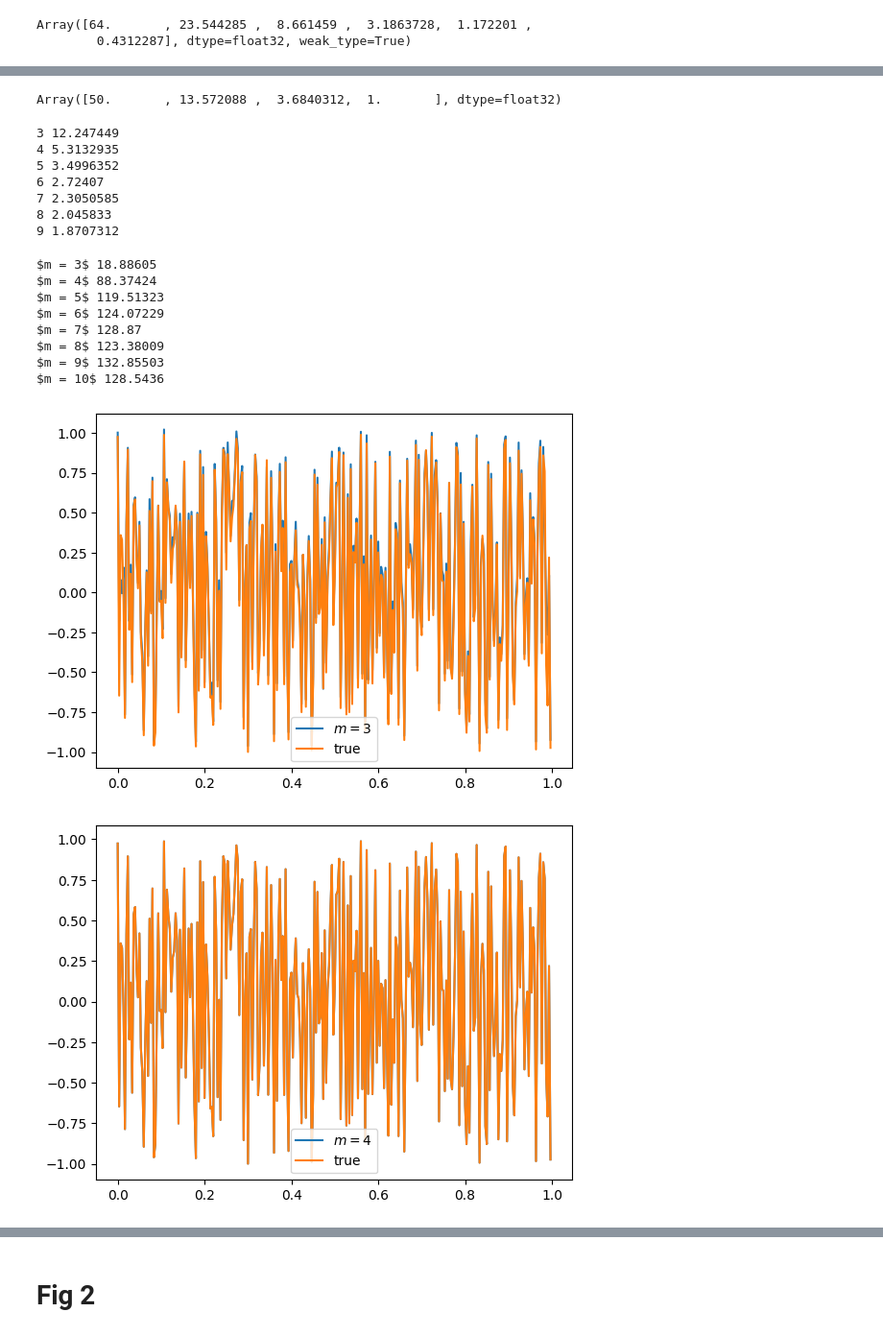
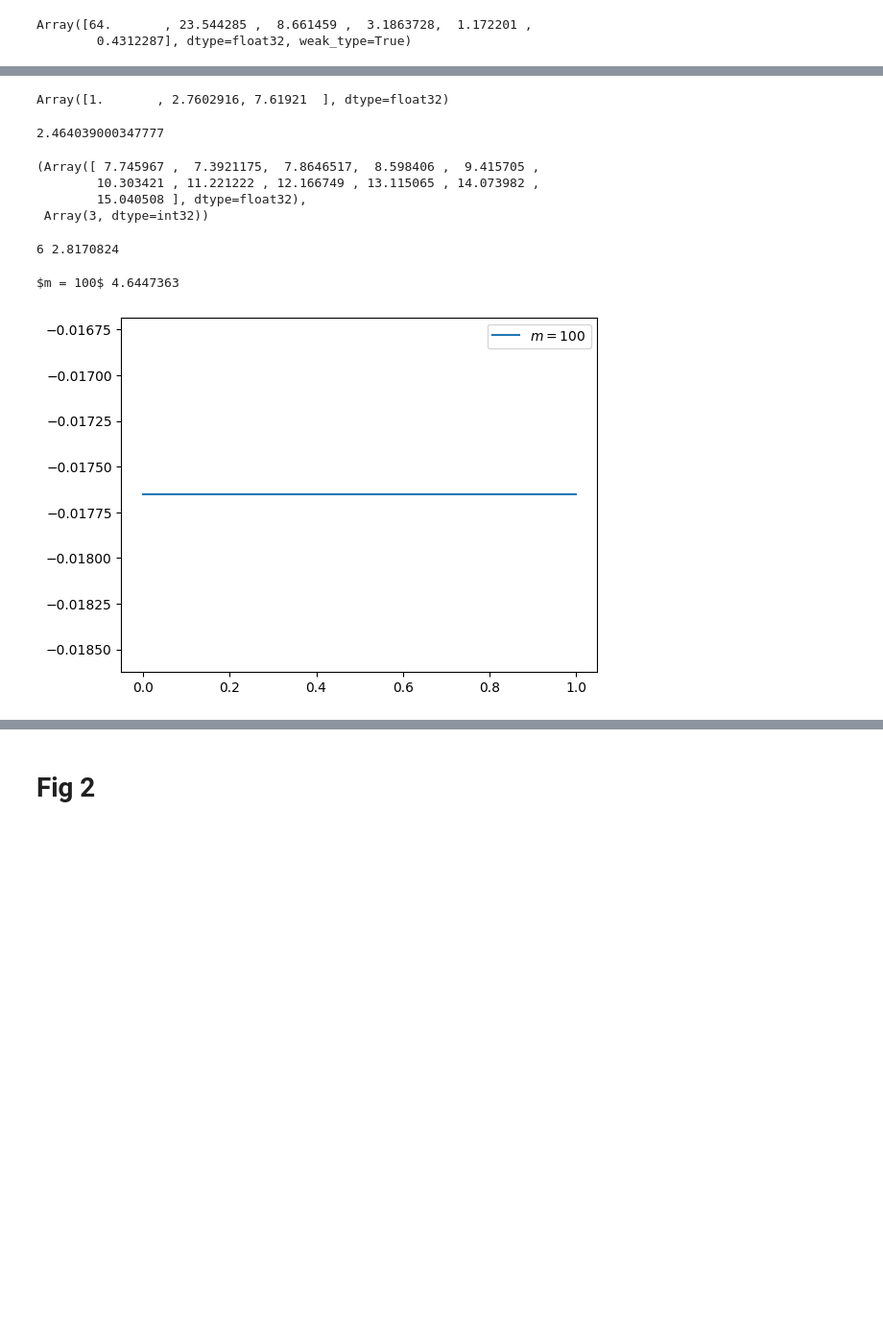
Before and after one commit to MundVetter/fourier-feature-networks, a Jupyter notebook: Experiments/1d_regression.ipynb, the cells around one changed output, grey strips where cells are left out. Shown at 96% size. Saved outputs shown, nothing was run; the diff lists cells and outputs as text; code cells hidden in the pictures; blank space fills up the shorter version.

```diff
--- a/Experiments/1d_regression.ipynb
+++ b/Experiments/1d_regression.ipynb
@@ -271,0 +256,4 @@ outputs = {k : train_model(rand_key, network_size, learning_rate, sgd_iters,
+# %%
+rand_key = random.PRNGKey(0)
+bvals = np.abs(random.normal(rand_key, [128]) * 200)
+bvals.max()
@@ -297,25 +285,47 @@ plt.plot(x_test, res2)
 # %%
 def progression(m, max = 50):
     omega = np.arange(m) / (m - 1)
-    omega = 1 / (max ** omega)
-    return omega * max
+    return max ** omega
 
-progression(4)
+progression(3, 21/2.7561912839020932)
+# (1/progression(6, 185/2.387717104730534)[4])/(1/progression(6, 185/2.387717104730534)[3])
 # %% [output]
-Array([50.       , 13.572088 ,  3.6840312,  1.       ], dtype=float32)
+Array([1.       , 2.7602916, 7.61921  ], dtype=float32)
+# %%
+def tune_progression(m, max, r = 1, epsilon = 0.01):
+    if m == 2:
+        return np.sqrt(max)
+    r_now = (max/r)**(1/(m-1))
+    if np.abs(r_now - r) < epsilon:
+        return r_now
+    else:
+        return tune_progression(m, max, r_now)
+
+tune_progression(3, 15)
+# %% [output]
+2.464039000347777
+# %%
+def calculate_m_cost(max, m_min = 3, m_max = 10):
+    r = []
+    for m in range(m_min, m_max):
+        r.append(tune_progression(m, max))
+    return np.array(r) * np.arange(m_min, m_max)
+
+_max = 15
+calculate_m_cost(_max, 2, 13), np.argmin(calculate_m_cost(_max, 2, 13)) + 2
+# %% [output]
+(Array([ 7.745967 ,  7.3921175,  7.8646517,  8.598406 ,  9.415705 ,
+        10.303421 , 11.221222 , 12.166749 , 13.115065 , 14.073982 ,
+        15.040508 ], dtype=float32),
+ Array(3, dtype=int32))
 # %%
-for i in range(3, 10):
-    print(i, (1/progression(i, max=150)[1])/(1/progression(i,max=150)[0]))
+_max = 177.4180187904516
+for i in range(6, 7):
+    print(i, (1/progression(i, max=_max)[1])/(1/progression(i,max=_max)[0]))
 # %% [output]
-3 12.247449
-4 5.3132935
-5 3.4996352
-6 2.72407
-7 2.3050585
-8 2.045833
-9 1.8707312
+6 2.8170824
 # %%
-n = 300
+n = 1000
 x_test2 = np.arange(n)/n
 y = random.uniform(rand_key, (len(x_test2),), minval=-1, maxval=1)
 test_mask = onp.ones(len(x_test2), bool)
@@ -327,7 +337,7 @@ ab_dict = {}
 # ab_dict[r'$p = \infty$'] = (np.eye(bvals.shape[0])[0], bvals)
 ab_dict = {r'$m = {}$'.format(m) : (progression(m)**-np.float32(0), progression(m, max=n//2))
         #    for m in [5]}
-           for m in [3, 4, 5, 6, 7, 8, 9, 10]}
+           for m in [100]}
 
 # ab_dict['No mapping'] = None
 
@@ -344,31 +354,23 @@ outputs = {k : train_model(rand_key, network_size, learning_rate, sgd_iters,
 for k in ab_dict:
     print(k, outputs[k][2][-1])
 # %% [output]
-$m = 3$ 18.88605
-$m = 4$ 88.37424
-$m = 5$ 119.51323
-$m = 6$ 124.07229
-$m = 7$ 128.87
-$m = 8$ 123.38009
-$m = 9$ 132.85503
-$m = 10$ 128.5436
+$m = 100$ 4.6447363
 # %%
 # run_model = jit(lambda params, ab, x: np.squeeze(apply_fn(params, input_encoder(x, *ab))))
 # p = 0
 # res2 = outputs[f'$p = {p}$'][1](outputs[f'$p = {p}$'][0], input_encoder(x_test, *ab_dict[f'$p = {p}$']))
 # res = outputs['No mapping'][1](outputs['No mapping'][0], x_test2[...,None] - .5)
 
 for k in ab_dict:
     res = outputs[k][1](outputs[k][0], input_encoder(x_test2, *ab_dict[k]))
     plt.plot(x_test2, res, label=k)
-    plt.plot(x_test2, y, label='true')
+    # plt.plot(x_test2, y, label='true')
     plt.legend()
     plt.show()
 # len(x_test)
 # s[::M]
 # plt.plot(x_test2, res)
 # # plt.plot(x_test, res)
 # plt.plot(x_test2, y)
 # %% [output]
-[figure, old version]
+[figure, new version]
-[figure, removed]
```
Also changed, not shown: parts of 5 cells of this notebook, 15 other files.
